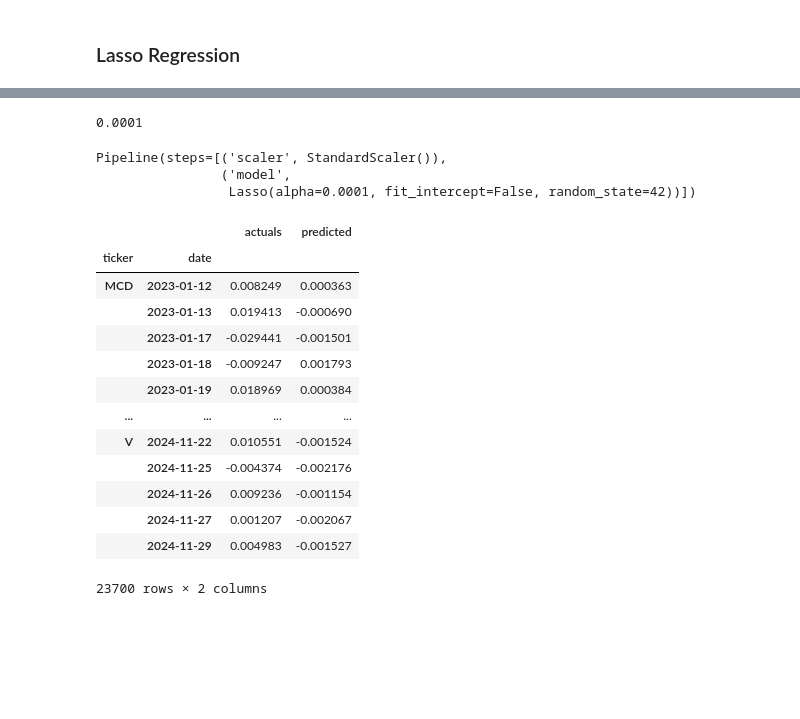
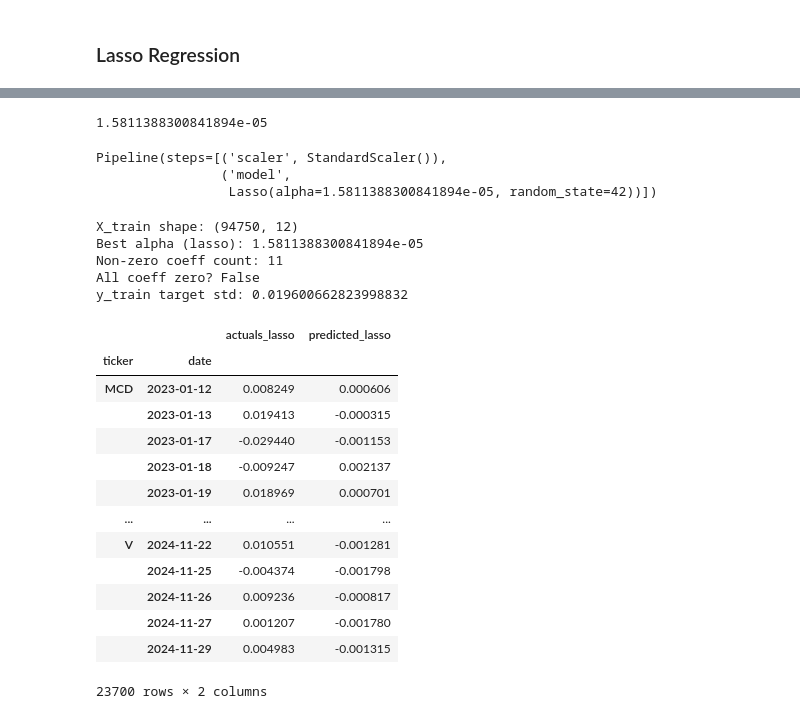
Before and after one commit to hontarea/time_series_forecasting, a Jupyter notebook: linear_regression.ipynb, the cells around one changed output, grey strips where cells are left out. Saved outputs shown, nothing was run; the diff lists cells and outputs as text; code cells hidden in the pictures; blank space fills up the shorter version.

```diff
--- a/linear_regression.ipynb
+++ b/linear_regression.ipynb
@@ -447,6 +536,6 @@ Market Sharpe Ratio: 2.43
 # %% [markdown]
 ### Lasso Regression
 # %%
-lasso_alphas = np.logspace(-4, 4, 9)
-lasso_alphas = sorted(list(lasso_alphas) + list(lasso_alphas * 5))
+lasso_alphas_list = np.logspace(-7, -5, 5)
+lasso_alphas_list = sorted(list(lasso_alphas_list) + list(lasso_alphas_list * 5))
 # %%
@@ -533,37 +636,55 @@ lasso_scores
 # %%
-best_alpha_lasso = float(lasso_scores.groupby('alpha').ic.mean().idxmax())
+best_alpha_lasso = float(lasso_scores.groupby('alpha_lasso').ic_lasso.mean().idxmax())
 best_alpha_lasso
 # %% [output]
-0.0001
+1.5811388300841894e-05
 # %%
-final_model_lasso = Lasso(alpha=best_alpha_lasso, fit_intercept=False, random_state=42)
-final_pipe_lasso = Pipeline([('scaler', StandardScaler()), ('model', final_model_lasso)])
-final_pipe_lasso.fit(X=X_train, y=y_train[target])
+lasso_model = Lasso(alpha=best_alpha_lasso, fit_intercept=True, random_state=42)
+lasso_pipe = Pipeline([('scaler', StandardScaler()), ('model', lasso_model)])
+lasso_pipe.fit(X=X_train, y=y_train[target])
 # %% [output]
 Pipeline(steps=[('scaler', StandardScaler()),
                 ('model',
-                 Lasso(alpha=0.0001, fit_intercept=False, random_state=42))])
+                 Lasso(alpha=1.5811388300841894e-05, random_state=42))])
+# %%
+# ...existing code...
+print("X_train shape:", X_train.shape)
+if X_train.shape[1] == 0:
+    raise ValueError("No features in X_train. Check dropped columns logic.")
+
+print("Best alpha (lasso):", best_alpha_lasso)
+print("Non-zero coeff count:", np.count_nonzero(lasso_model.coef_))
+print("All coeff zero?", np.all(lasso_model.coef_ == 0))
+# Distribution of y
+print("y_train target std:", y_train[target].std())
+# ...existing code...
+# %% [output]
+X_train shape: (94750, 12)
+Best alpha (lasso): 1.5811388300841894e-05
+Non-zero coeff count: 11
+All coeff zero? False
+y_train target std: 0.019600662823998832
 # %%
-y_test_pred_lasso = final_pipe_lasso.predict(X_test)
+y_test_pred_lasso = lasso_pipe.predict(X_test)
 # %%
-# Prepare test predictions
-test_predictions = y_test[[target]].copy()
-test_predictions['predicted'] = y_test_pred_lasso
-test_predictions.columns = ['actuals', 'predicted']
-test_predictions
+# Prepare test predictions (Lasso)
+test_predictions_lasso = y_test[[target]].copy()
+test_predictions_lasso['predicted_lasso'] = y_test_pred_lasso
+test_predictions_lasso.columns = ['actuals_lasso', 'predicted_lasso']
+test_predictions_lasso
 # %% [output]
-|  |  | actuals | predicted |
+|  |  | actuals_lasso | predicted_lasso |
 | ticker | date |  |  |
-| MCD | 2023-01-12 | 0.008249 | 0.000363 |
-|  | 2023-01-13 | 0.019413 | -0.000690 |
-|  | 2023-01-17 | -0.029441 | -0.001501 |
-|  | 2023-01-18 | -0.009247 | 0.001793 |
-|  | 2023-01-19 | 0.018969 | 0.000384 |
+| MCD | 2023-01-12 | 0.008249 | 0.000606 |
+|  | 2023-01-13 | 0.019413 | -0.000315 |
+|  | 2023-01-17 | -0.029440 | -0.001153 |
+|  | 2023-01-18 | -0.009247 | 0.002137 |
+|  | 2023-01-19 | 0.018969 | 0.000701 |
 | ... | ... | ... | ... |
-| V | 2024-11-22 | 0.010551 | -0.001524 |
-|  | 2024-11-25 | -0.004374 | -0.002176 |
-|  | 2024-11-26 | 0.009236 | -0.001154 |
-|  | 2024-11-27 | 0.001207 | -0.002067 |
-|  | 2024-11-29 | 0.004983 | -0.001527 |
+| V | 2024-11-22 | 0.010551 | -0.001281 |
+|  | 2024-11-25 | -0.004374 | -0.001798 |
+|  | 2024-11-26 | 0.009236 | -0.000817 |
+|  | 2024-11-27 | 0.001207 | -0.001780 |
+|  | 2024-11-29 | 0.004983 | -0.001315 |
 23700 rows × 2 columns
 # %%
```
Also changed, not shown: parts of 39 cells of this notebook, 2 other files.
